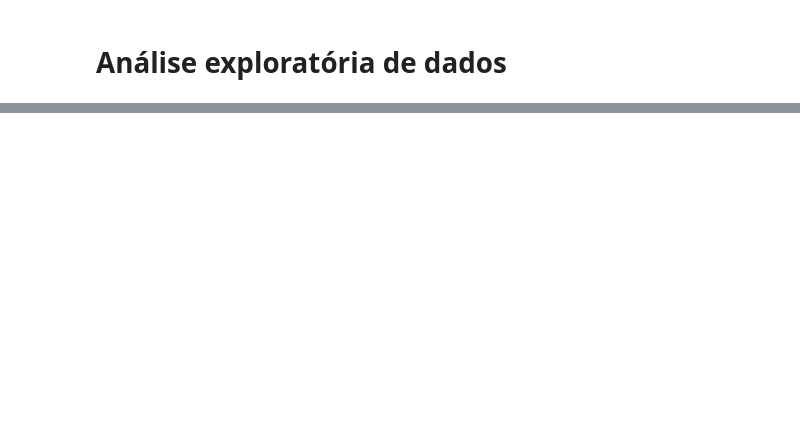
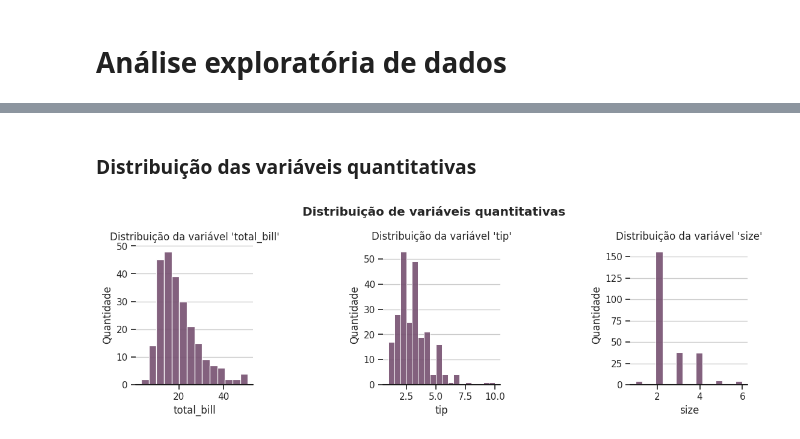
Before and after one commit to nicolesouzab/avanti-bootcamp-cdd, a Jupyter notebook: notebooks/01-exploratory_data_analysis.ipynb, the cells around one changed output, grey strips where cells are left out. Cells and saved outputs as stored; diff of their text form; code cells hidden in the pictures; blank space fills up the shorter version.

```diff
--- a/notebooks/01-exploratory_data_analysis.ipynb
+++ b/notebooks/01-exploratory_data_analysis.ipynb
@@ -29,0 +136,24 @@ dicionario
+# %% [markdown]
+### Distribuição das variáveis quantitativas
+# %%
+fig, axes = plt.subplots(1, 3, figsize=(12,4))
+plt.tight_layout(pad=4, w_pad=10, h_pad=5)
+fig.suptitle('Distribuição de variáveis quantitativas', fontweight='bold')
+for i, variavel in enumerate(dicionario.query("tipo == 'quantitativa'").variavel.to_list()):
+    ax = sns.histplot(
+        data=df,
+        x=variavel,
+        ax=axes.flatten()[i],
+        color=colors[0],
+        alpha=0.9,
+    )
+    ax.set(frame_on=False)
+    ax.axhline(0, color="k", clip_on=False)
+    ax.set_title(f"Distribuição da variável '{variavel}'")
+    plt.xlabel(variavel)
+    ax.set_ylabel('Quantidade')
+    ax.grid(axis='y', linestyle='-')
+
+plt.show()
+# %% [output]
+[figure, added]
```
Also changed, not shown: parts of 38 cells of this notebook, 1 other file.
